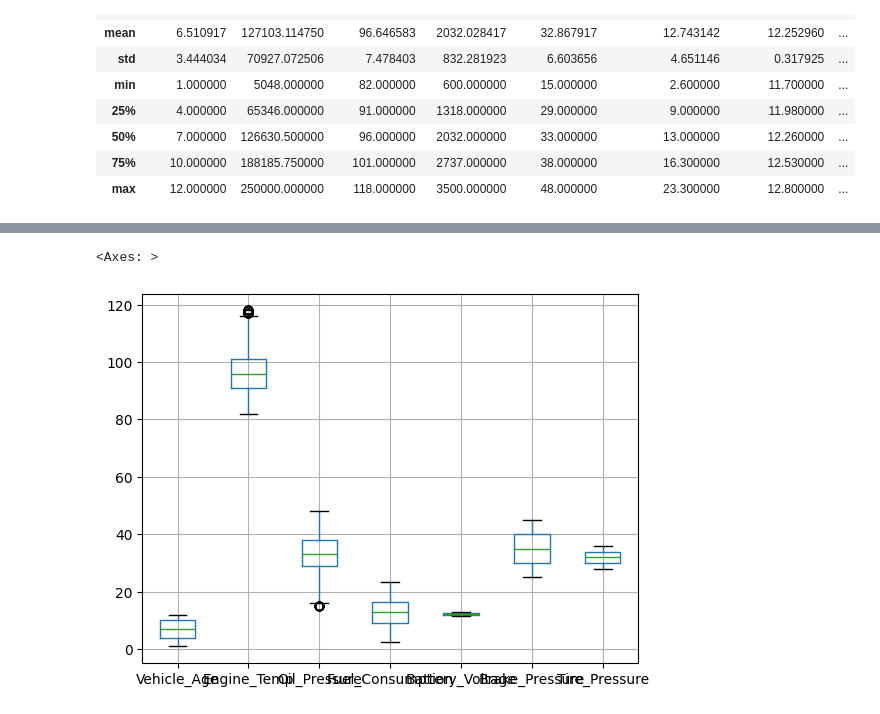
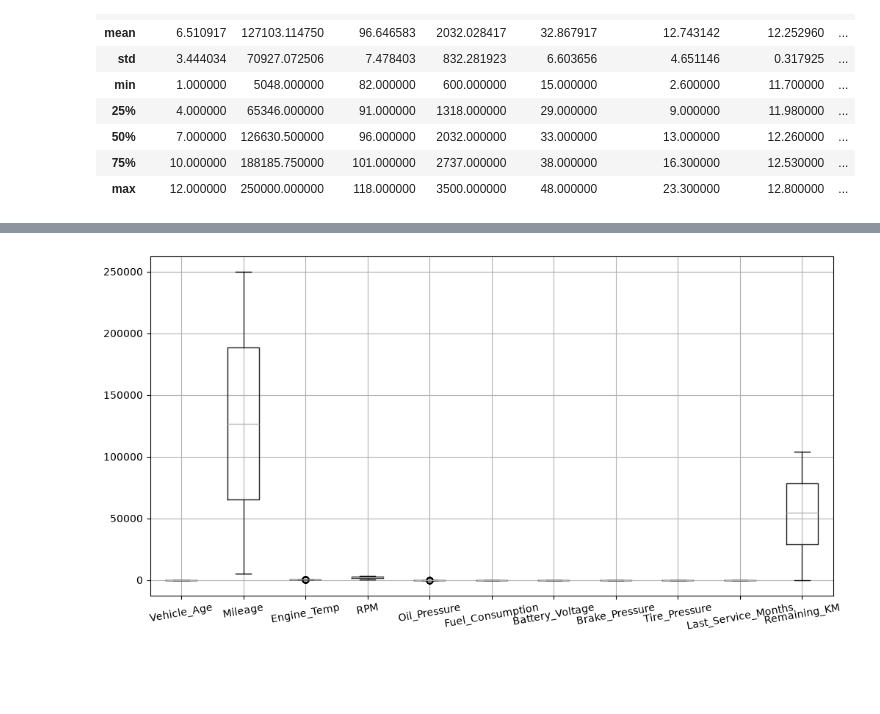
Before and after one commit to ArthurMartins1221/automobile-maintenance-predition, a Jupyter notebook: data_analysis.ipynb, the cells around one changed output, grey strips where cells are left out. Drawn from its saved outputs; the diff is of its cells as text; code cells hidden in the pictures; blank space fills up the shorter version.

Commit message:
histogram and boxplot update

```diff
--- a/data_analysis.ipynb
+++ b/data_analysis.ipynb
@@ -72,5 +71,8 @@ plt.plot(skewness)
 # %%
-dados.boxplot(column=["Vehicle_Age",	"Engine_Temp",	"Oil_Pressure",	"Fuel_Consumption",	"Battery_Voltage",	"Brake_Pressure",	"Tire_Pressure"])
+plt.figure(figsize=(12,6))
+dados.boxplot()
+
+plt.xticks(rotation=10)
+plt.show()
 # %% [output]
-<Axes: >
-[figure, old version]
+[figure, new version]
```
Also changed, not shown: parts of 3 cells of this notebook, 2 other files.
